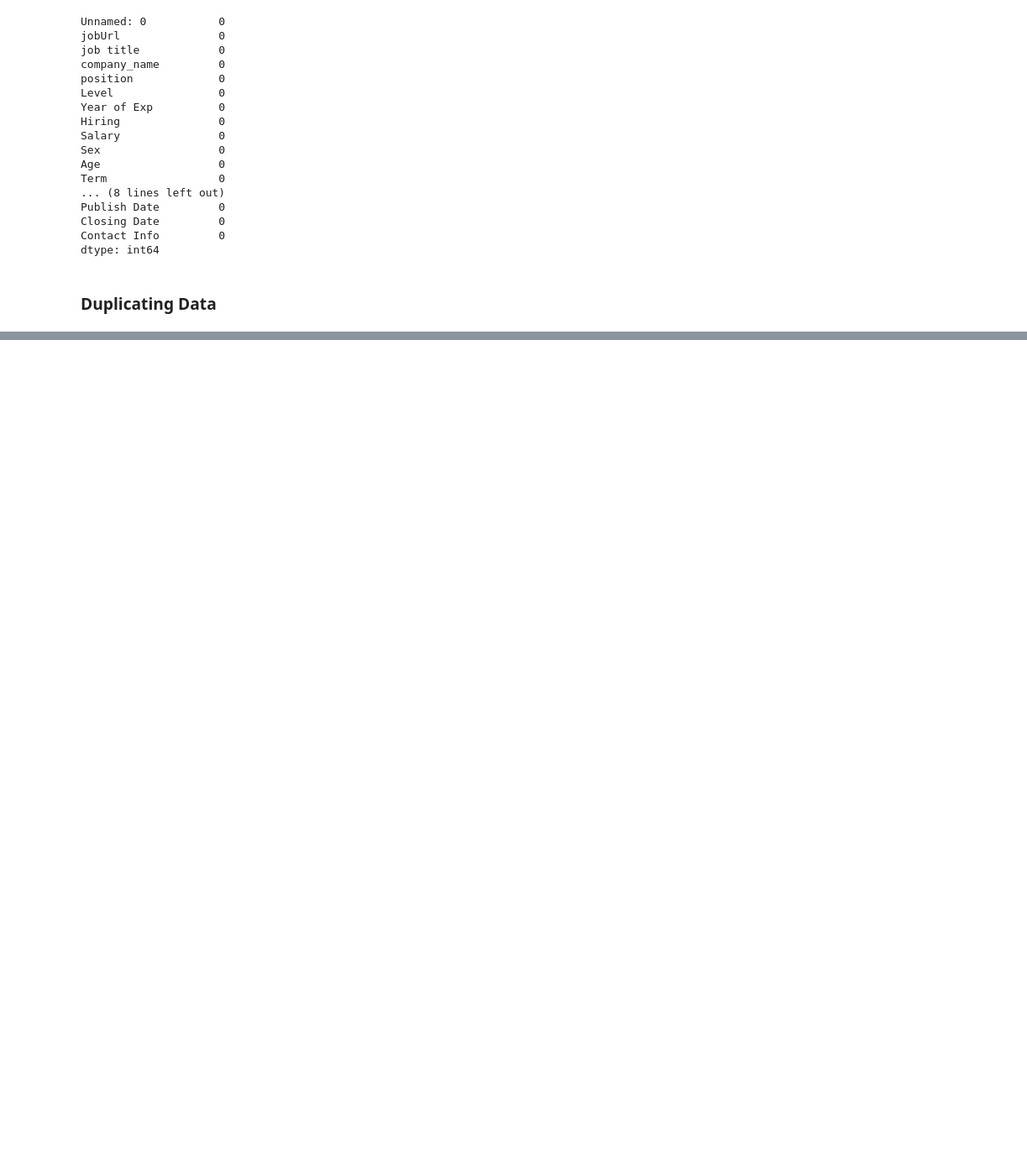
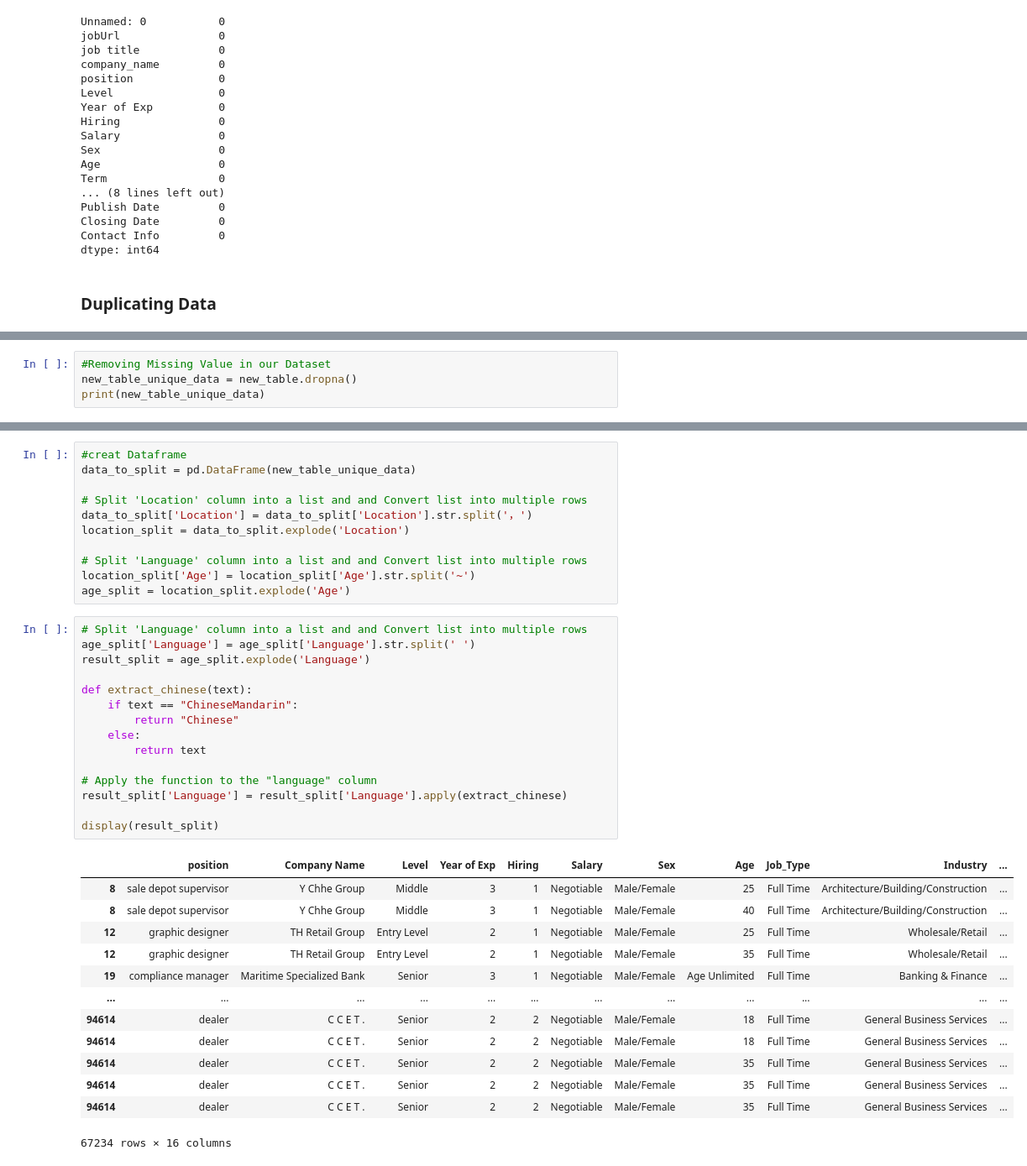
Before and after one commit to StudentChanna/Job-Vis-2023-2024, a Jupyter notebook: Script/data_preprocessing.ipynb, the cells around one changed output, grey strips where cells are left out. Shown at 84% size. Cells and saved outputs as stored; diff of their text form; blank space fills up the shorter version.

```diff
--- a/Script/data_preprocessing.ipynb
+++ b/Script/data_preprocessing.ipynb
@@ -240,0 +442,4 @@ display(new_data)
+# %%
+#Removing Missing Value in our Dataset
+new_table_unique_data = new_table.dropna()
+print(new_table_unique_data)
@@ -240,0 +486,40 @@ display(new_data)
+# %%
+#creat Dataframe
+data_to_split = pd.DataFrame(new_table_unique_data)
+
+# Split 'Location' column into a list and and Convert list into multiple rows
+data_to_split['Location'] = data_to_split['Location'].str.split('，')
+location_split = data_to_split.explode('Location')
+
+# Split 'Language' column into a list and and Convert list into multiple rows
+location_split['Age'] = location_split['Age'].str.split('~')
+age_split = location_split.explode('Age')
+# %%
+# Split 'Language' column into a list and and Convert list into multiple rows
+age_split['Language'] = age_split['Language'].str.split(' ')
+result_split = age_split.explode('Language')
+
+def extract_chinese(text):
+    if text == "ChineseMandarin":
+        return "Chinese"
+    else:
+        return text
+
+# Apply the function to the "language" column
+result_split['Language'] = result_split['Language'].apply(extract_chinese)
+
+display(result_split)
+# %% [output]
+|  | position | Company Name | Level | Year of Exp | Hiring | Salary | Sex | Age | Job_Type | Industry | ... |
+| 8 | sale depot supervisor | Y Chhe Group | Middle | 3 | 1 | Negotiable | Male/Female | 25 | Full Time | Architecture/Building/Construction | ... |
+| 8 | sale depot supervisor | Y Chhe Group | Middle | 3 | 1 | Negotiable | Male/Female | 40 | Full Time | Architecture/Building/Construction | ... |
+| 12 | graphic designer | TH Retail Group | Entry Level | 2 | 1 | Negotiable | Male/Female | 25 | Full Time | Wholesale/Retail | ... |
+| 12 | graphic designer | TH Retail Group | Entry Level | 2 | 1 | Negotiable | Male/Female | 35 | Full Time | Wholesale/Retail | ... |
+| 19 | compliance manager | Maritime Specialized Bank | Senior | 3 | 1 | Negotiable | Male/Female | Age Unlimited | Full Time | Banking & Finance | ... |
+| ... | ... | ... | ... | ... | ... | ... | ... | ... | ... | ... | ... |
+| 94614 | dealer | C C E T . | Senior | 2 | 2 | Negotiable | Male/Female | 18 | Full Time | General Business Services | ... |
+| 94614 | dealer | C C E T . | Senior | 2 | 2 | Negotiable | Male/Female | 18 | Full Time | General Business Services | ... |
+| 94614 | dealer | C C E T . | Senior | 2 | 2 | Negotiable | Male/Female | 35 | Full Time | General Business Services | ... |
+| 94614 | dealer | C C E T . | Senior | 2 | 2 | Negotiable | Male/Female | 35 | Full Time | General Business Services | ... |
+| 94614 | dealer | C C E T . | Senior | 2 | 2 | Negotiable | Male/Female | 35 | Full Time | General Business Services | ... |
+67234 rows × 16 columns
```
Also changed, not shown: parts of 39 cells of this notebook.
